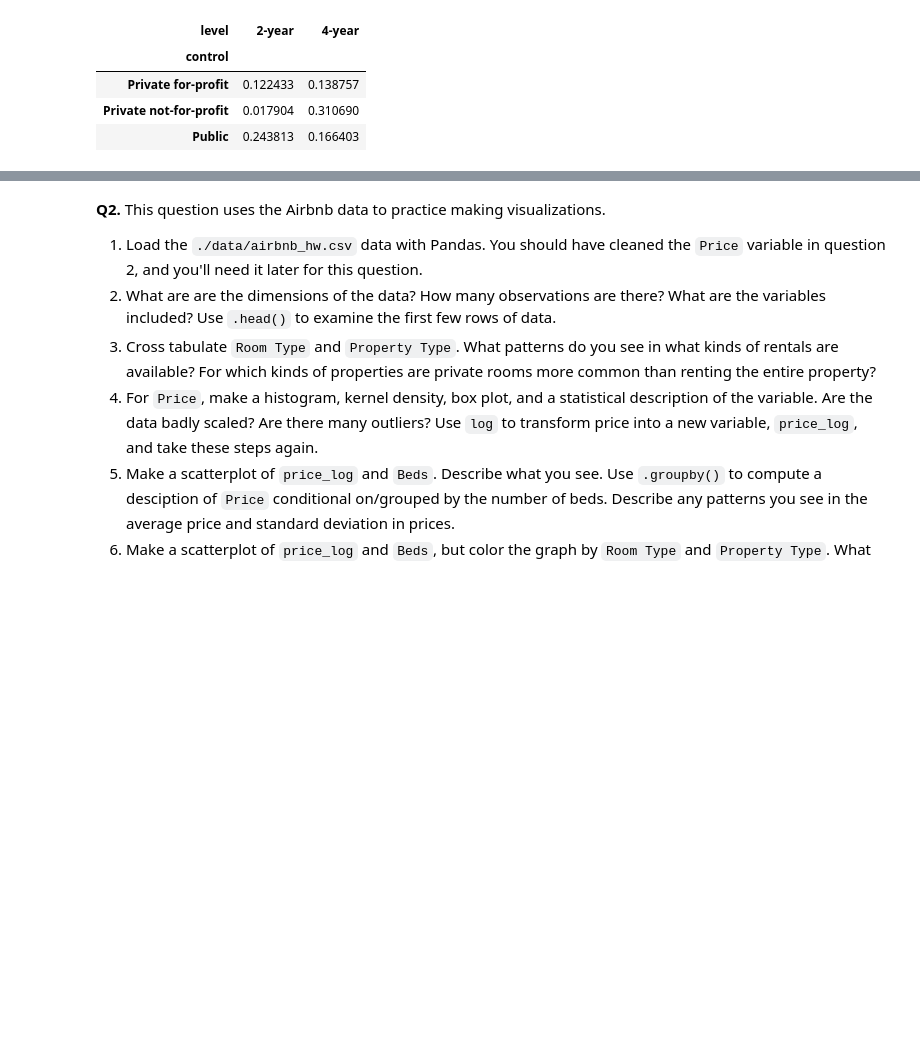
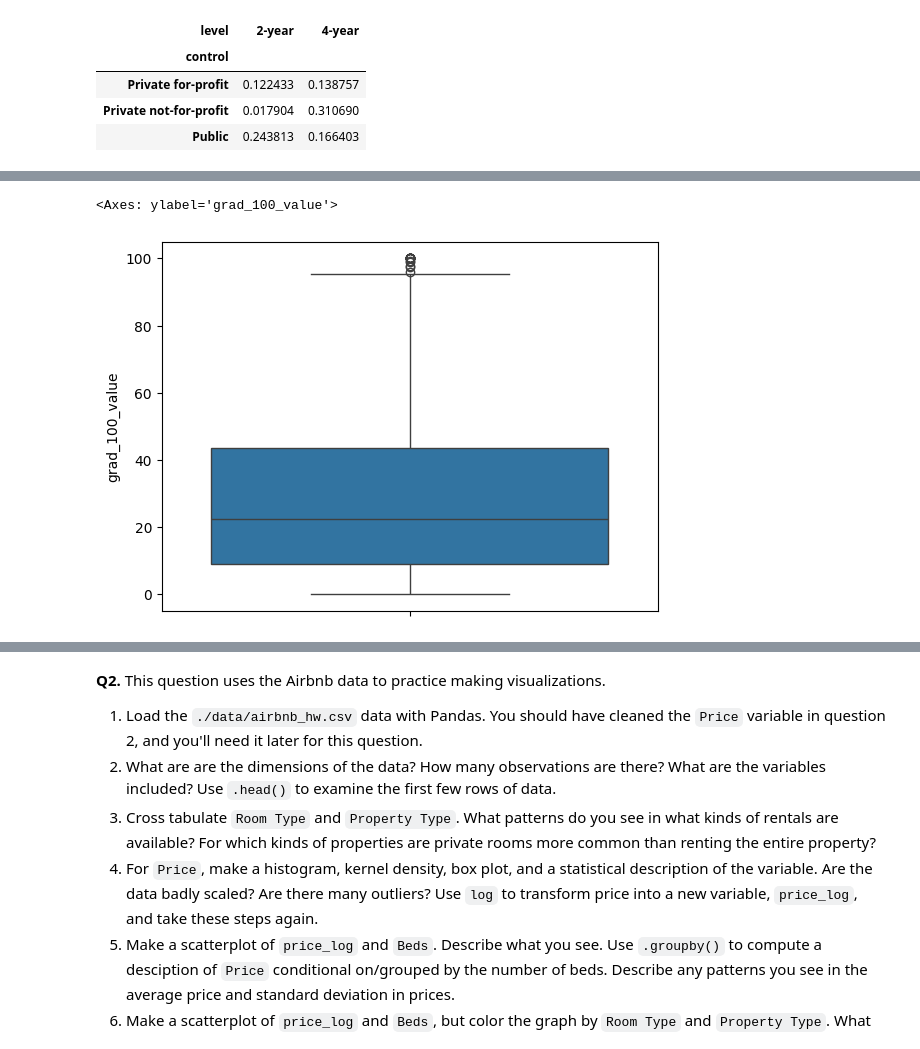
Before and after one commit to chrisjwkim/visualization, a Jupyter notebook: assignment/assignment.ipynb, the cells around one changed output, grey strips where cells are left out. Saved outputs shown, nothing was run; the diff lists cells and outputs as text; code cells hidden in the pictures; blank space fills up the shorter version.

```diff
--- a/assignment/assignment.ipynb
+++ b/assignment/assignment.ipynb
@@ -65,0 +77,5 @@ pd.crosstab(df1["control"],df1["level"],normalize=True)
+# %%
+sns.boxplot(df1['grad_100_value'])
+# %% [output]
+<Axes: ylabel='grad_100_value'>
+[figure, added]
```
Also changed, not shown: parts of 10 cells of this notebook.
